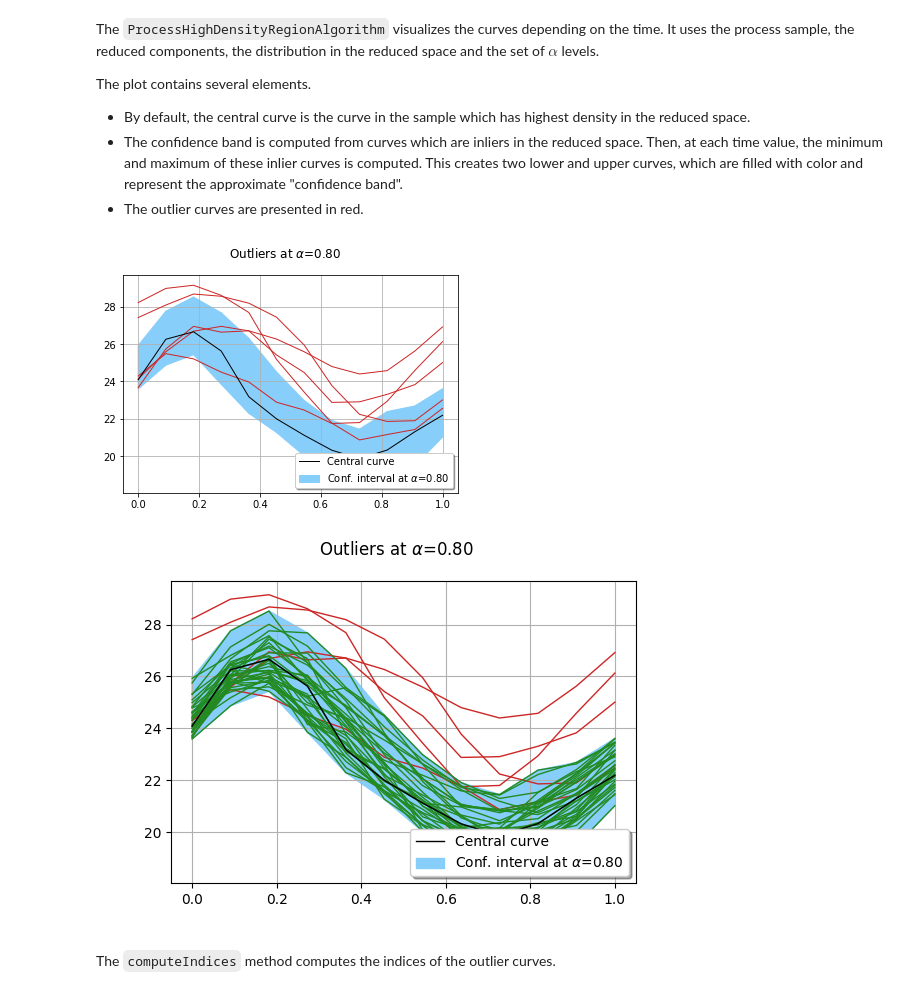
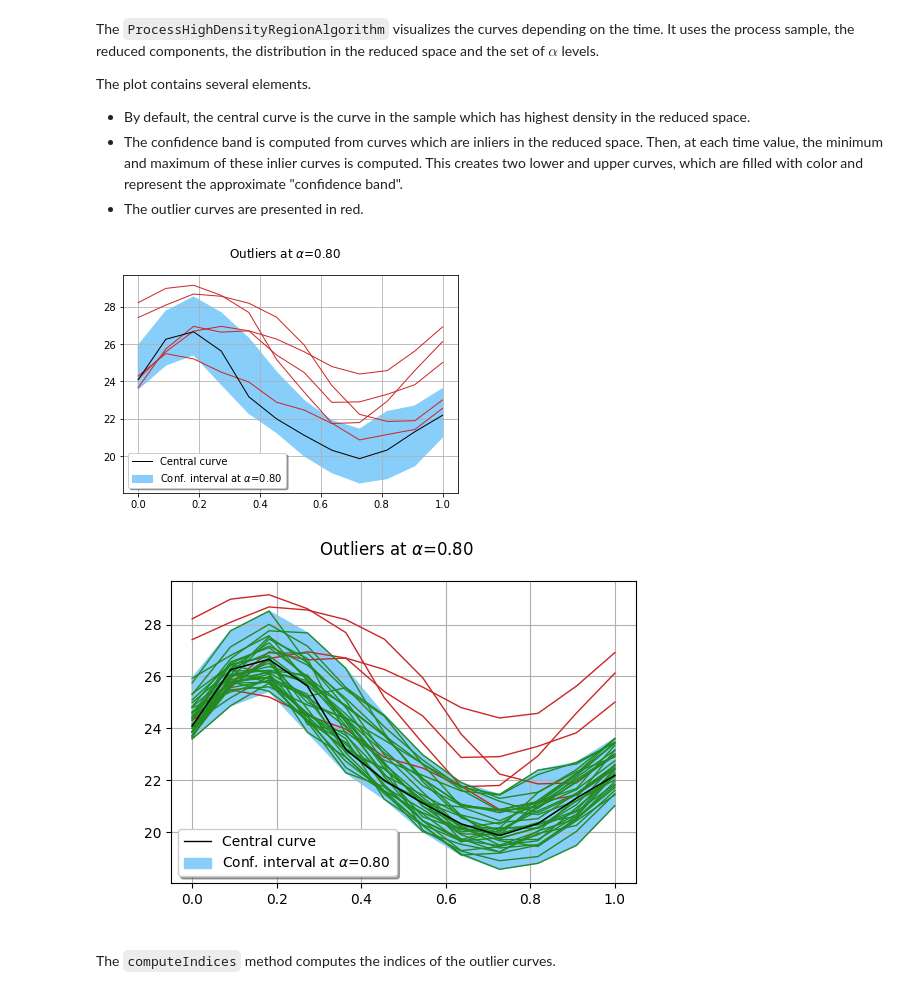
Before and after one commit to mbaudin47/othdrplot, a Jupyter notebook: doc/examples/ProcessHighDensityRegionAlgorithm-example.ipynb, the cells around one changed output. Drawn from its saved outputs; the diff is of its cells as text; code cells hidden in the pictures.

```diff
--- a/doc/examples/ProcessHighDensityRegionAlgorithm-example.ipynb
+++ b/doc/examples/ProcessHighDensityRegionAlgorithm-example.ipynb
@@ -177,16 +177,16 @@ hdr = othdr.ProcessHighDensityRegionAlgorithm(
 hdr.run()
 # %%
 graph = hdr.draw()
-graph.setLegendPosition("bottomright")
+graph.setLegendPosition("bottomleft")
 view = otv.View(graph).save(os.path.join("..", "images", "elnino-OutlierTrajectoryPlot.png"))
 # %% [output]
-[figure, old version]
+[figure, new version]
 # %%
 graph = hdr.draw(drawInliers=True)
-graph.setLegendPosition("bottomright")
+graph.setLegendPosition("bottomleft")
 graph
 # %% [output]
-[figure, old version]
+[figure, new version]
 # %% [markdown]
 The `computeIndices` method computes the indices of the outlier curves.
 # %%
```
Also changed, not shown: 4 other files.
